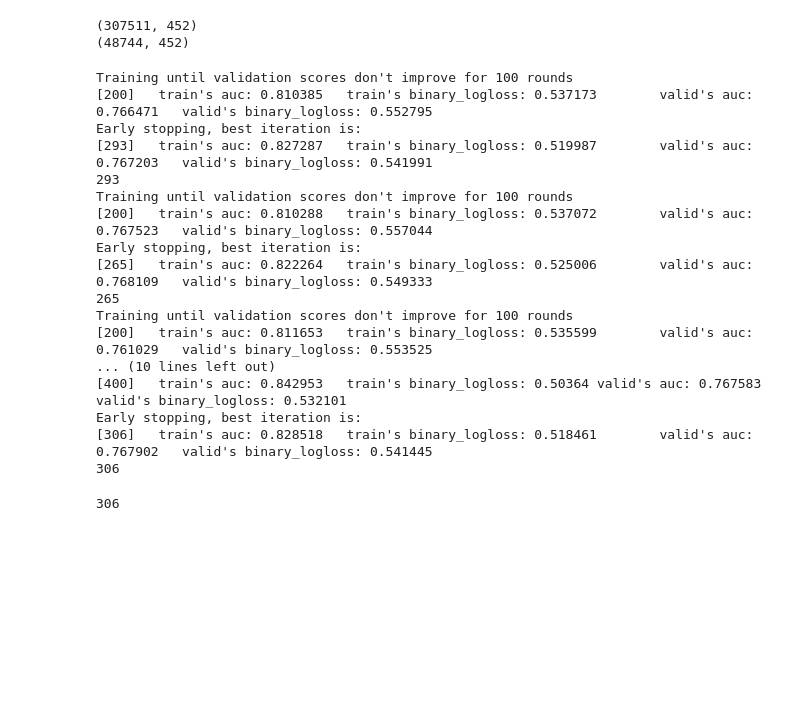
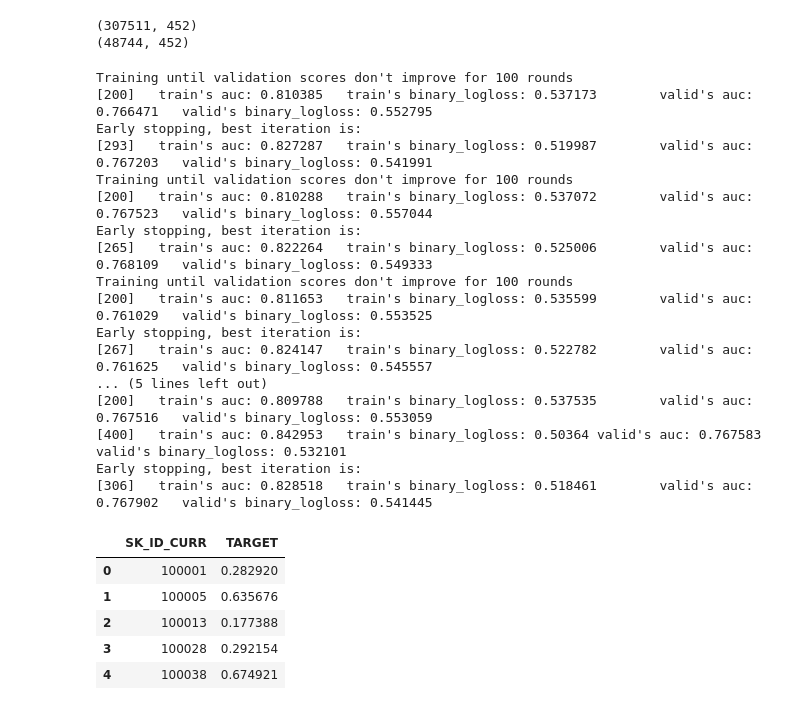
Before and after one commit to dongzhang84/Kaggle, a Jupyter notebook: Home_Credit_2.ipynb, the cells around one changed output. Saved outputs shown, nothing was run; the diff lists cells and outputs as text; code cells hidden in the pictures; blank space fills up the shorter version.

```diff
--- a/Home_Credit_2.ipynb
+++ b/Home_Credit_2.ipynb
@@ -840,13 +840,14 @@ import lightgbm as lgb
 # Empty array for feature importances
 feature_importance_values = np.zeros(len(feature_names))
 
+# Empty array for out of fold validation predictions
+out_of_fold = np.zeros(df_train.shape[0])
+
 # Empty array for test predictions
 test_predictions = np.zeros(df_test.shape[0])
 
 # Lists for recording validation and training scores
-valid_scores = [
-
-]
+valid_scores = []
 train_scores = []
 
 
@@ -871,26 +872,48 @@ for train_indices, valid_indices in k_fold.split(df_train):
     # Record the best iteration
     best_iteration = model.best_iteration_
 
-    print(best_iteration)
+    #print(best_iteration)
+
+    # Record the feature importances
+    feature_importance_values += model.feature_importances_ / k_fold.n_splits
+
+    # Make predictions
+    test_predictions += model.predict_proba(df_test, num_iteration = best_iteration)[:, 1] / k_fold.n_splits
+
+    # Record the out of fold predictions
+    out_of_fold[valid_indices] = model.predict_proba(valid_features, num_iteration = best_iteration)[:, 1]
+
+    # Record the best score
+    valid_score = model.best_score_['valid']['auc']
+    train_score = model.best_score_['train']['auc']
+
+    valid_scores.append(valid_score)
+    train_scores.append(train_score)
 # %% [output]
 Training until validation scores don't improve for 100 rounds
 [200]   train's auc: 0.810385   train's binary_logloss: 0.537173        valid's auc: 0.766471   valid's binary_logloss: 0.552795
 Early stopping, best iteration is:
 [293]   train's auc: 0.827287   train's binary_logloss: 0.519987        valid's auc: 0.767203   valid's binary_logloss: 0.541991
-293
 Training until validation scores don't improve for 100 rounds
 [200]   train's auc: 0.810288   train's binary_logloss: 0.537072        valid's auc: 0.767523   valid's binary_logloss: 0.557044
 Early stopping, best iteration is:
 [265]   train's auc: 0.822264   train's binary_logloss: 0.525006        valid's auc: 0.768109   valid's binary_logloss: 0.549333
-265
 Training until validation scores don't improve for 100 rounds
 [200]   train's auc: 0.811653   train's binary_logloss: 0.535599        valid's auc: 0.761029   valid's binary_logloss: 0.553525
-... (10 lines left out)
+Early stopping, best iteration is:
+[267]   train's auc: 0.824147   train's binary_logloss: 0.522782        valid's auc: 0.761625   valid's binary_logloss: 0.545557
+... (5 lines left out)
+[200]   train's auc: 0.809788   train's binary_logloss: 0.537535        valid's auc: 0.767516   valid's binary_logloss: 0.553059
 [400]   train's auc: 0.842953   train's binary_logloss: 0.50364 valid's auc: 0.767583   valid's binary_logloss: 0.532101
 Early stopping, best iteration is:
 [306]   train's auc: 0.828518   train's binary_logloss: 0.518461        valid's auc: 0.767902   valid's binary_logloss: 0.541445
-306
-# %%
-model.best_iteration_
-# %% [output]
-306
+# %%
+result = pd.DataFrame({'SK_ID_CURR': test_ids, 'TARGET': test_predictions})
+result.head()
+# %% [output]
+|  | SK_ID_CURR | TARGET |
+| 0 | 100001 | 0.282920 |
+| 1 | 100005 | 0.635676 |
+| 2 | 100013 | 0.177388 |
+| 3 | 100028 | 0.292154 |
+| 4 | 100038 | 0.674921 |
```
Also changed, not shown: parts of 3 cells of this notebook.
